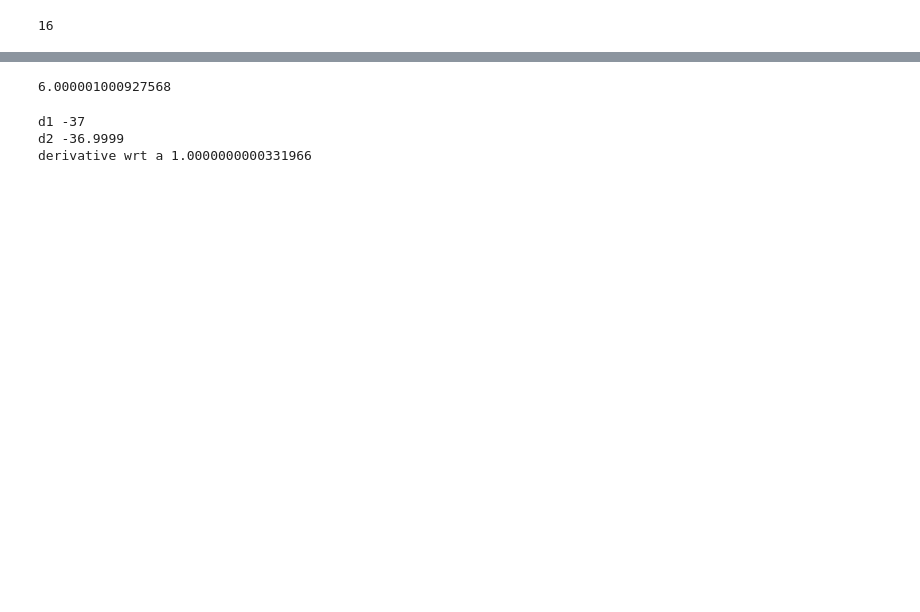
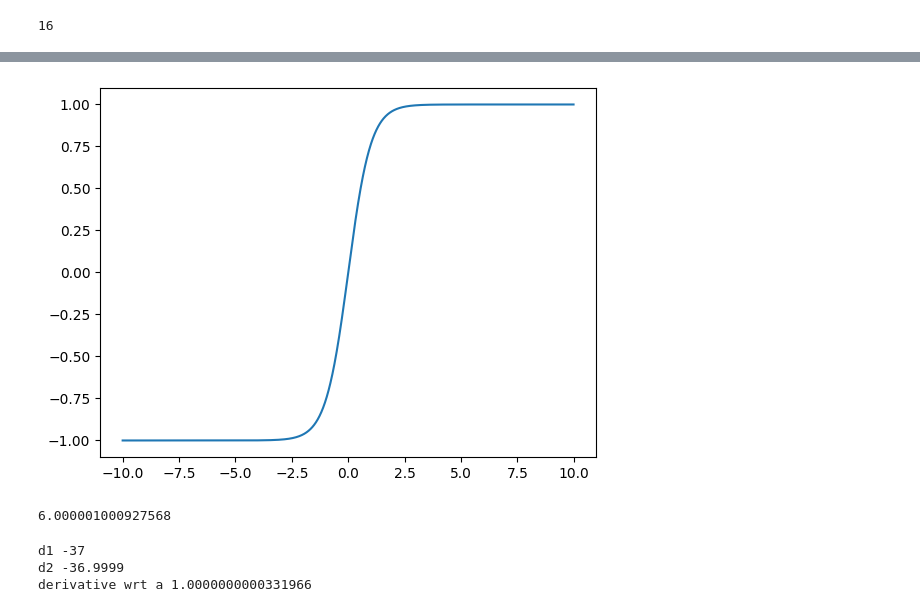
Before and after one commit to RajManish8340/micro-gradient-descent, a Jupyter notebook: gradient_descent.ipynb, the cells around one changed output, grey strips where cells are left out. Saved outputs shown, nothing was run; the diff lists cells and outputs as text; code cells hidden in the pictures; blank space fills up the shorter version.

```diff
--- a/gradient_descent.ipynb
+++ b/gradient_descent.ipynb
@@ -31,3 +26,14 @@ plt.show()
+# %%
+xs = np.arange(-10,10,0.01, dtype=np.float128)
+def t(x):
+  return (np.exp(2*x) - 1)/(np.exp(2*x) + 1)
+tan = t(xs)
+
+plt.plot(xs,tan)
+plt.show()
+# tanh is an activations function which makes the outpt zero centered and if the values are greated it makes them values to 1 and -1
+# %% [output]
+[figure, added]
 # %%
 h = 0.000001
 x = 3
```
Also changed, not shown: parts of 14 cells of this notebook.
